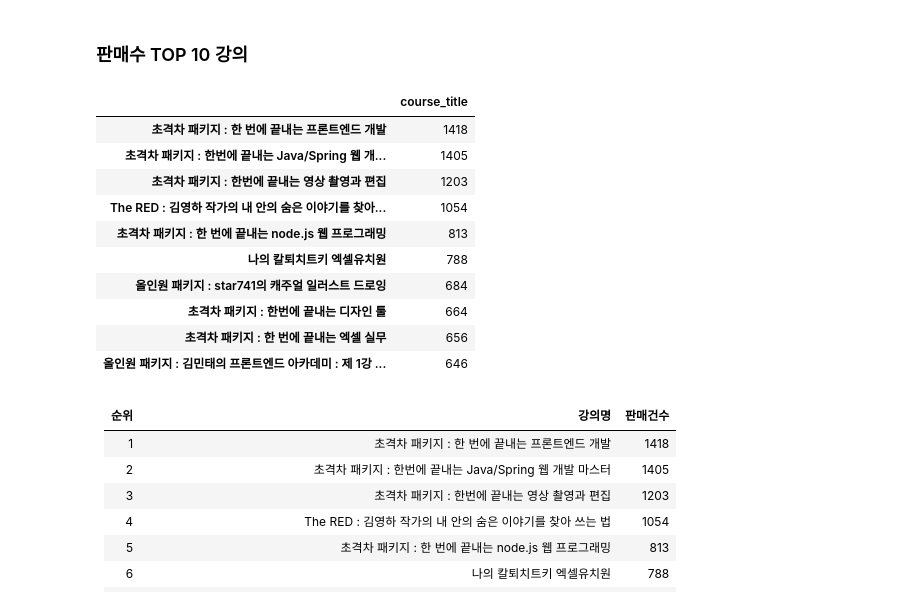
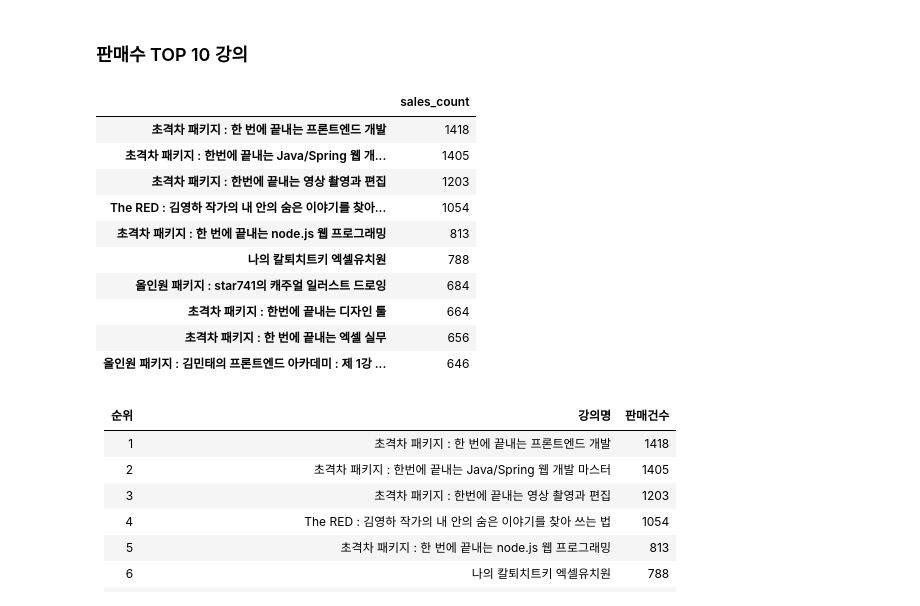
Before and after one commit to jbkim0530/Fast-campus-EDA, a Jupyter notebook: bobjo_visualization_jin.ipynb, the cells around one changed output. Saved outputs shown, nothing was run; the diff lists cells and outputs as text; code cells hidden in the pictures.

```diff
--- a/bobjo_visualization_jin.ipynb
+++ b/bobjo_visualization_jin.ipynb
@@ -10,6 +10,9 @@ plt.rcParams['font.family'] = 'NanumGothic'
 # %%
 # 파일 불러오기
 df = pd.read_csv('./2022-06-29_last_bab.csv')
+# %%
+# miner한 전처리
+df.loc[(df.category_title == '데이터 사이언스'), 'category_title'] = '데이터사이언스'
 # %% [markdown]
 # OVER VIEW
 # %%
@@ -496,9 +530,11 @@ ofc_courses.sum()
 # %%
 # Top 10 강의 판매건 수
 course_sales_count = rev[rev.type == 'PAYMENT'].course_title.value_counts()
-pd.DataFrame(course_sales_count)[:10]
+course_sales_count = pd.DataFrame(course_sales_count)
+course_sales_count.columns = ['sales_count']
+course_sales_count[:10]
 # %% [output]
-|  | course_title |
+|  | sales_count |
 | 초격차 패키지 : 한 번에 끝내는 프론트엔드 개발 | 1418 |
 | 초격차 패키지 : 한번에 끝내는 Java/Spring 웹 개... | 1405 |
 | 초격차 패키지 : 한번에 끝내는 영상 촬영과 편집 | 1203 |
```
Also changed, not shown: parts of 22 cells of this notebook.
